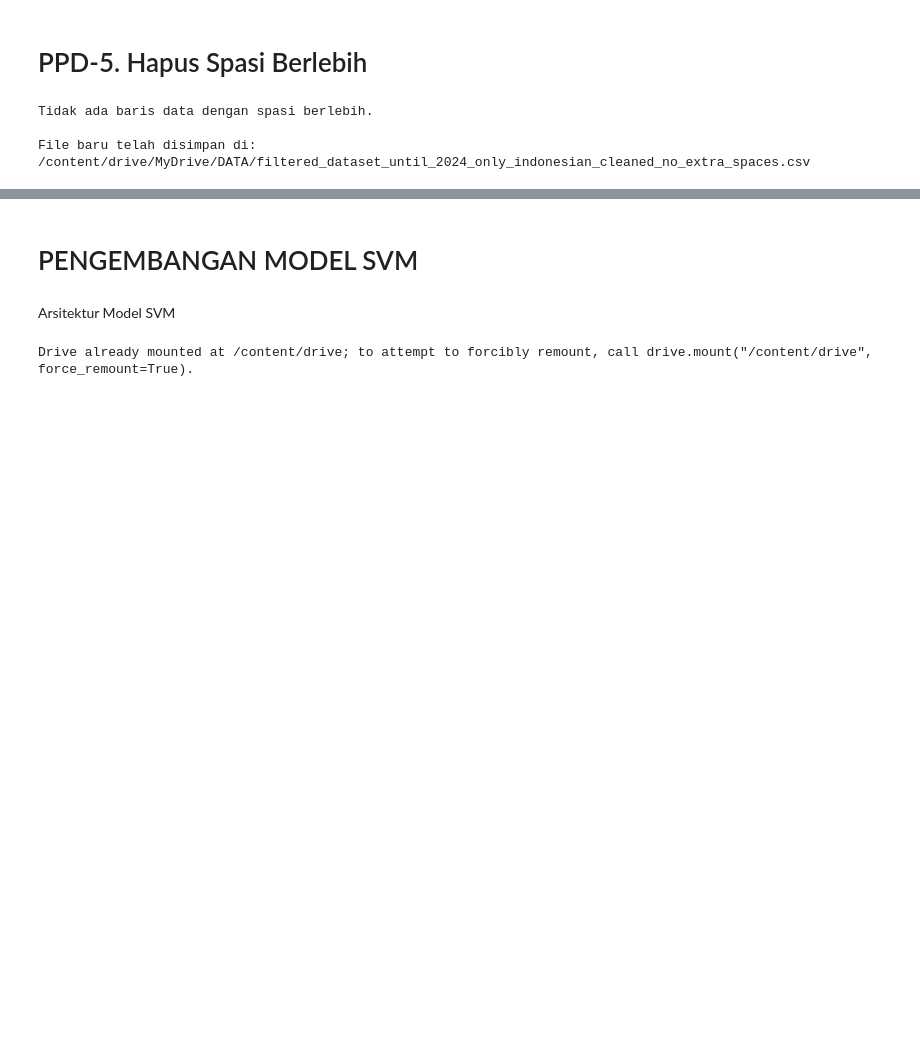
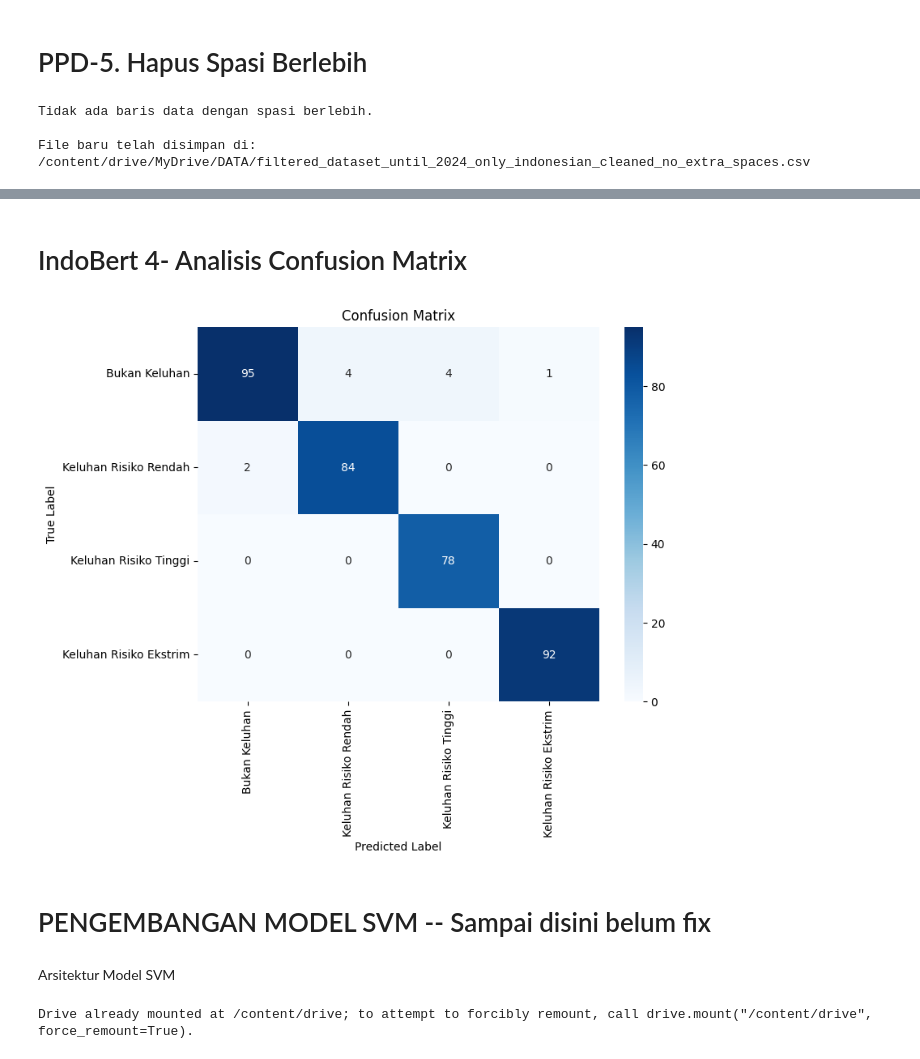
Before and after one commit to dian-wijayanti/DOKUMEN-TESIS, a Jupyter notebook: Dokumentasi.ipynb, the cells around one changed output, grey strips where cells are left out. Drawn from its saved outputs; the diff is of its cells as text; code cells hidden in the pictures; blank space fills up the shorter version.

```diff
--- a/Dokumentasi.ipynb
+++ b/Dokumentasi.ipynb
@@ -2642,26 +2214,0 @@ Analisis Confusion Matrix
-# %%
-import seaborn as sns
-import matplotlib.pyplot as plt
-import numpy as np
-from google.colab import files
-
-# 📌 Buat Confusion Matrix
-cm = confusion_matrix(test_labels, test_preds)
-labels = list(label_mapping.keys())  # Nama kelas
-
-# 📌 Visualisasi Confusion Matrix
-plt.figure(figsize=(6,5))
-sns.heatmap(cm, annot=True, fmt="d", cmap="Blues", xticklabels=labels, yticklabels=labels)
-plt.xlabel("Predicted Label")
-plt.ylabel("True Label")
-plt.title("Confusion Matrix")
-plt.tight_layout()  # Pastikan layout tidak terpotong
-
-# Simpan confusion matrix sebagai file PNG
-plt.savefig("confusion_matrix.png", format="png")
-
-# Tampilkan plot
-plt.show()
-
-# Unduh file PNG
-files.download("confusion_matrix.png")
@@ -2672,5 +2273,25 @@ files.download("confusion_matrix.png")
+# %% [markdown]
+# IndoBert 4- Analisis Confusion Matrix
+# %%
+from sklearn.metrics import confusion_matrix
+import seaborn as sns
+
+# Menghitung confusion matrix dari prediksi test
+cm = confusion_matrix(true_labels, predictions)
+
+# Plot confusion matrix menggunakan seaborn heatmap
+plt.figure(figsize=(8,6))
+sns.heatmap(cm, annot=True, fmt='d', cmap='Blues',
+            xticklabels=list(label_mapping.keys()),
+            yticklabels=list(label_mapping.keys()))
+plt.xlabel("Predicted Label")
+plt.ylabel("True Label")
+plt.title("Confusion Matrix")
+plt.show()
+# %% [output]
+[figure, added]
 # %% [markdown]
-# PENGEMBANGAN MODEL SVM
+# PENGEMBANGAN MODEL SVM -- Sampai disini belum fix
 # %% [markdown]
 Arsitektur Model SVM
 # %%
```
Also changed, not shown: parts of 31 cells of this notebook.
